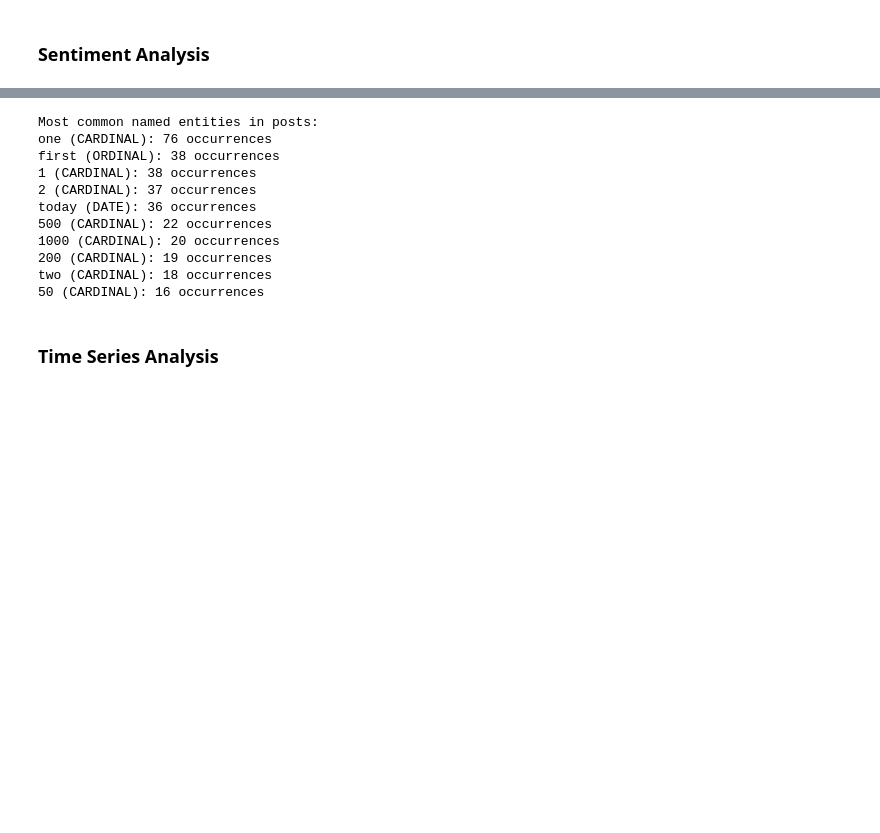
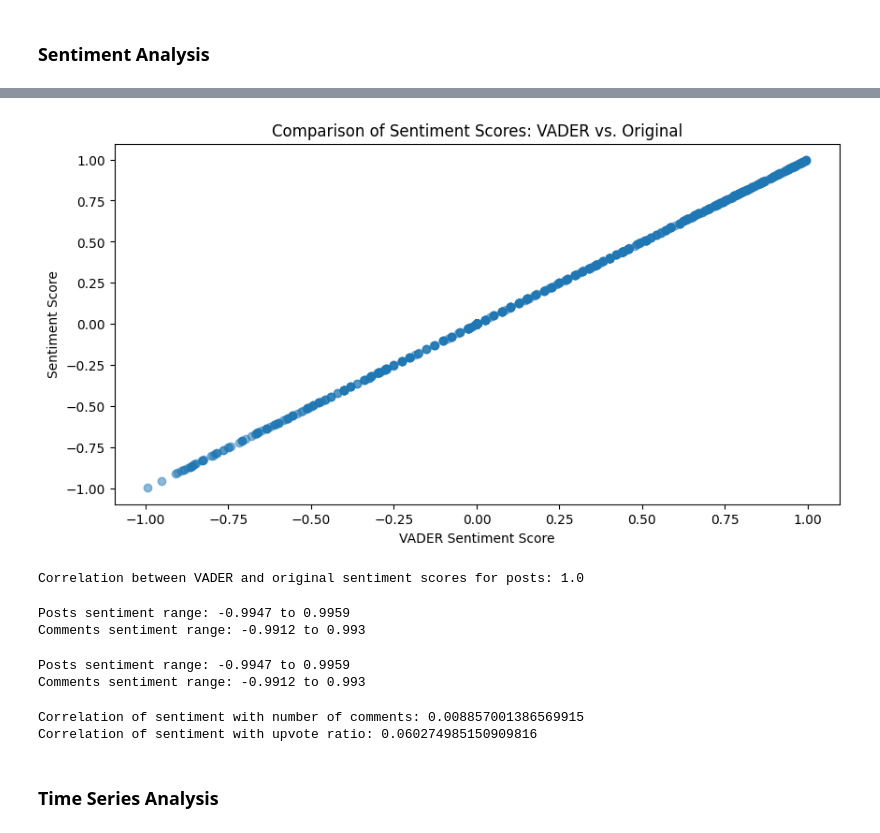
Before and after one commit to kylestein1/Reddit_Ethnomethodological_Analysis, a Jupyter notebook: redditScraper.ipynb, the cells around one changed output, grey strips where cells are left out. Cells and saved outputs as stored; diff of their text form; code cells hidden in the pictures; blank space fills up the shorter version.

```diff
--- a/redditScraper.ipynb
+++ b/redditScraper.ipynb
@@ -286,26 +285,52 @@ print(df_posts[['body', 'sentiment']].head())
 # %%
 # Scatter plot to compare VADER and transformer sentiment scores
 plt.figure(figsize=(10, 5))
-plt.scatter(df_posts['sentiment'], df_posts['transformer_sentiment'], alpha=0.5)
-plt.title('Comparison of Sentiment Scores: VADER vs. Transformers')
+plt.scatter(df_posts['sentiment'], df_posts['sentiment'], alpha=0.5)
+plt.title('Comparison of Sentiment Scores: VADER vs. Original')
 plt.xlabel('VADER Sentiment Score')
-plt.ylabel('Transformer Sentiment Score')
+plt.ylabel('Sentiment Score')
 plt.show()
 # %% [output]
-Most common named entities in posts:
-one (CARDINAL): 76 occurrences
-first (ORDINAL): 38 occurrences
-1 (CARDINAL): 38 occurrences
-2 (CARDINAL): 37 occurrences
-today (DATE): 36 occurrences
-500 (CARDINAL): 22 occurrences
-1000 (CARDINAL): 20 occurrences
-200 (CARDINAL): 19 occurrences
-two (CARDINAL): 18 occurrences
-50 (CARDINAL): 16 occurrences
+[figure, added]
 # %%
 # Compute correlation between VADER and transformer sentiment scores
-correlation = df_posts['sentiment'].corr(df_posts['transformer_sentiment'])
-print(f"Correlation between VADER and Transformer sentiment scores for posts: {correlation}")
+correlation = df_posts['sentiment'].corr(df_posts['sentiment'])
+print(f"Correlation between VADER and original sentiment scores for posts: {correlation}")
+# %% [output]
+Correlation between VADER and original sentiment scores for posts: 1.0
+# %%
+min_post_sentiment = df_posts['sentiment'].min()
+max_post_sentiment = df_posts['sentiment'].max()
+min_comment_sentiment = df_comments['sentiment'].min()
+max_comment_sentiment = df_comments['sentiment'].max()
+
+print(f"Posts sentiment range: {min_post_sentiment} to {max_post_sentiment}")
+print(f"Comments sentiment range: {min_comment_sentiment} to {max_comment_sentiment}")
+# %% [output]
+Posts sentiment range: -0.9947 to 0.9959
+Comments sentiment range: -0.9912 to 0.993
+# %%
+min_post_sentiment = df_posts['sentiment'].min()
+max_post_sentiment = df_posts['sentiment'].max()
+min_comment_sentiment = df_comments['sentiment'].min()
+max_comment_sentiment = df_comments['sentiment'].max()
+
+print(f"Posts sentiment range: {min_post_sentiment} to {max_post_sentiment}")
+print(f"Comments sentiment range: {min_comment_sentiment} to {max_comment_sentiment}")
+# %% [output]
+Posts sentiment range: -0.9947 to 0.9959
+Comments sentiment range: -0.9912 to 0.993
+# %%
+df_posts['num_comments'] = df_posts['num_comments'].astype(int)
+df_posts['upvote_ratio'] = df_posts['upvote_ratio'].astype(float)
+
+correlation_comments = df_posts['sentiment'].corr(df_posts['num_comments'])
+correlation_upvotes = df_posts['sentiment'].corr(df_posts['upvote_ratio'])
+
+print(f"Correlation of sentiment with number of comments: {correlation_comments}")
+print(f"Correlation of sentiment with upvote ratio: {correlation_upvotes}")
+# %% [output]
+Correlation of sentiment with number of comments: 0.008857001386569915
+Correlation of sentiment with upvote ratio: 0.060274985150909816
 # %% [markdown]
 ### Time Series Analysis
```
Also changed, not shown: parts of 31 cells of this notebook, 1 other file.
